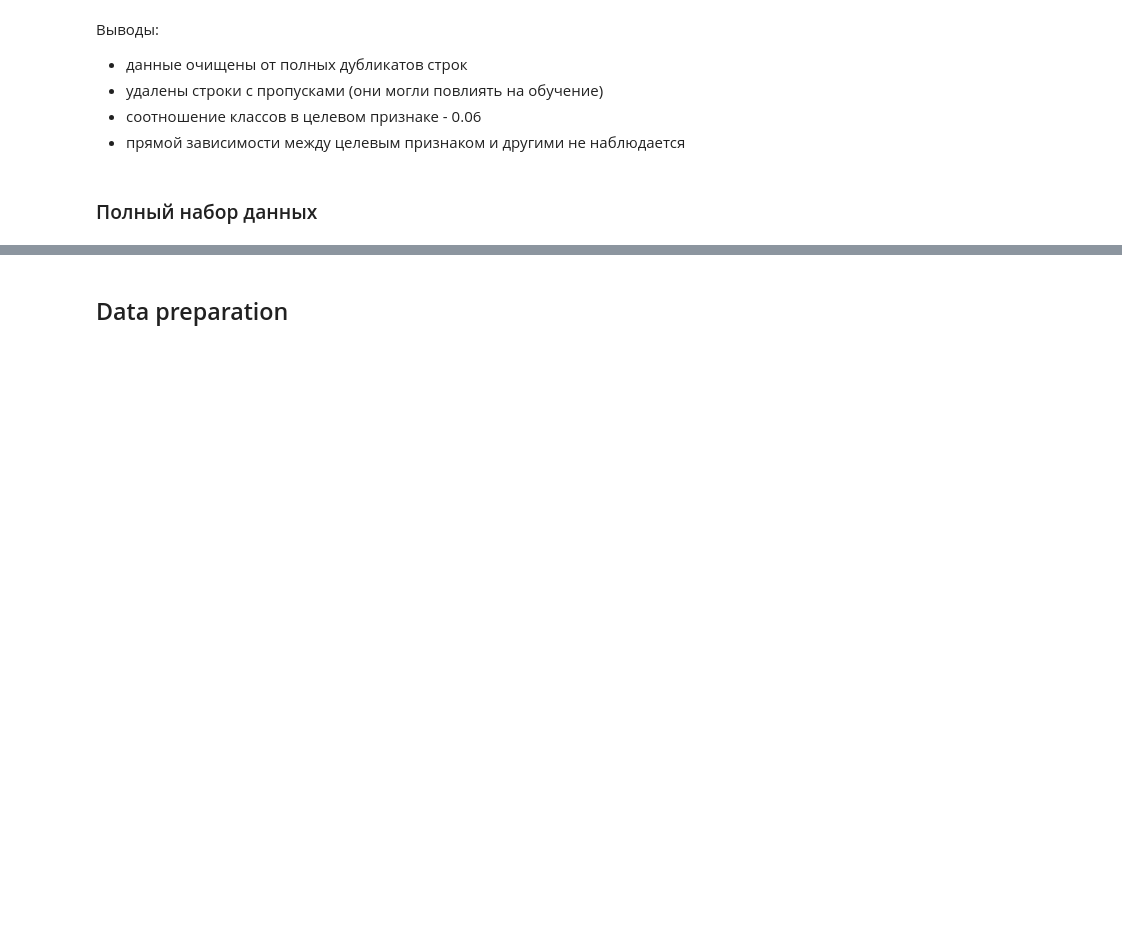
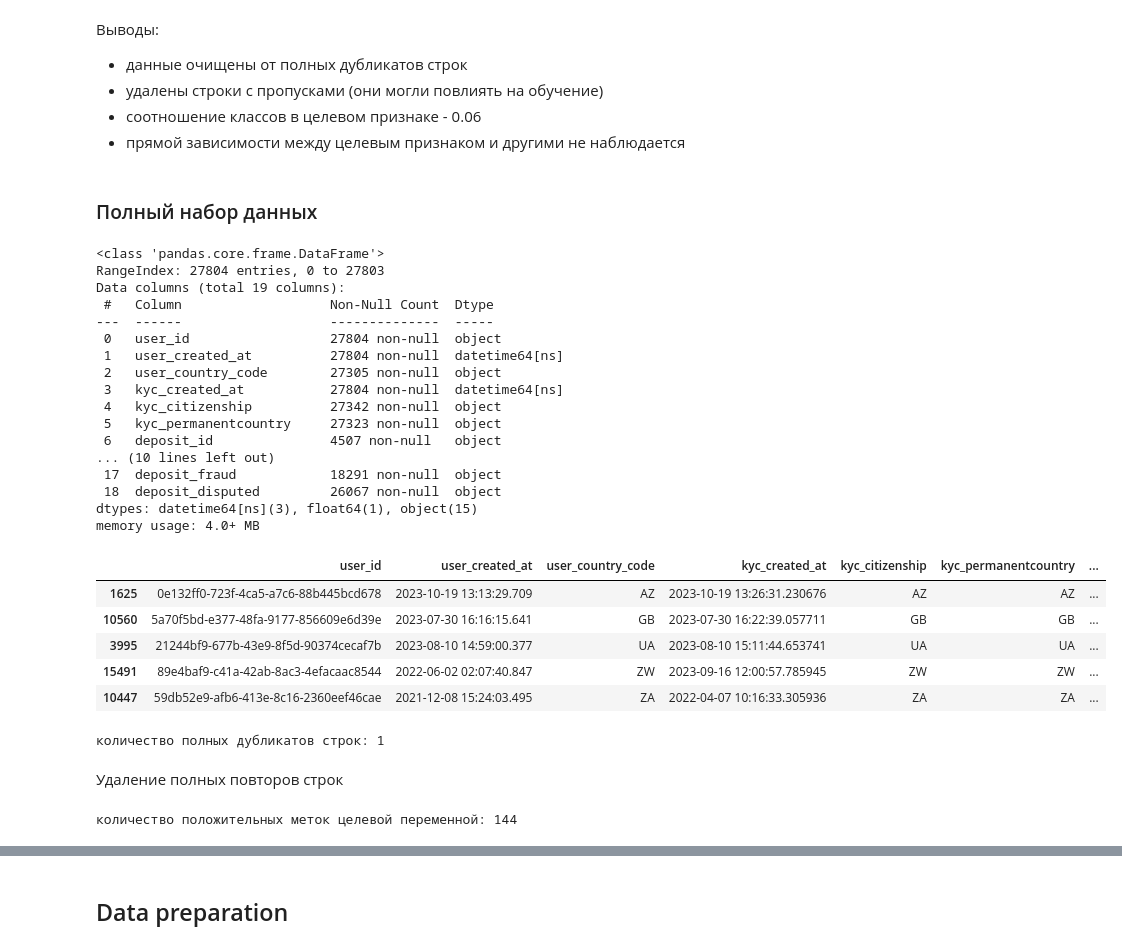
Before and after one commit to denis-42ds/detection_of_deposit_fraudscore, a Jupyter notebook: detection_of_deposit_fraudscore.ipynb, the cells around one changed output, grey strips where cells are left out. Saved outputs shown, nothing was run; the diff lists cells and outputs as text; code cells hidden in the pictures; blank space fills up the shorter version.

```diff
--- a/detection_of_deposit_fraudscore.ipynb
+++ b/detection_of_deposit_fraudscore.ipynb
@@ -167,6 +167,39 @@ interval columns not set, guessing: ['deposit_amount_cat', 'deposit_user_time_di
 # %% [markdown]
 ### Полный набор данных
 # %%
-df_full = pd.read_csv('data/DataSet_full.csv')
-df_full.info()
-df_full.sample(5)
+df = pd.read_csv('data/DataSet_full.csv',
+                 parse_dates=['user_created_at',
+                              'kyc_created_at',
+                              'deposit_created_at'])
+df.info()
+df.sample(5)
+# %% [output]
+<class 'pandas.core.frame.DataFrame'>
+RangeIndex: 27804 entries, 0 to 27803
+Data columns (total 19 columns):
+ #   Column                   Non-Null Count  Dtype
+---  ------                   --------------  -----
+ 0   user_id                  27804 non-null  object
+ 1   user_created_at          27804 non-null  datetime64[ns]
+ 2   user_country_code        27305 non-null  object
+ 3   kyc_created_at           27804 non-null  datetime64[ns]
+ 4   kyc_citizenship          27342 non-null  object
+ 5   kyc_permanentcountry     27323 non-null  object
+ 6   deposit_id               4507 non-null   object
+... (10 lines left out)
+ 17  deposit_fraud            18291 non-null  object
+ 18  deposit_disputed         26067 non-null  object
+dtypes: datetime64[ns](3), float64(1), object(15)
+memory usage: 4.0+ MB
+|  | user_id | user_created_at | user_country_code | kyc_created_at | kyc_citizenship | kyc_permanentcountry | ... |
+| 1625 | 0e132ff0-723f-4ca5-a7c6-88b445bcd678 | 2023-10-19 13:13:29.709 | AZ | 2023-10-19 13:26:31.230676 | AZ | AZ | ... |
+| 10560 | 5a70f5bd-e377-48fa-9177-856609e6d39e | 2023-07-30 16:16:15.641 | GB | 2023-07-30 16:22:39.057711 | GB | GB | ... |
+| 3995 | 21244bf9-677b-43e9-8f5d-90374cecaf7b | 2023-08-10 14:59:00.377 | UA | 2023-08-10 15:11:44.653741 | UA | UA | ... |
+| 15491 | 89e4baf9-c41a-42ab-8ac3-4efacaac8544 | 2022-06-02 02:07:40.847 | ZW | 2023-09-16 12:00:57.785945 | ZW | ZW | ... |
+| 10447 | 59db52e9-afb6-413e-8c16-2360eef46cae | 2021-12-08 15:24:03.495 | ZA | 2022-04-07 10:16:33.305936 | ZA | ZA | ... |
+# %%
+print(f"количество полных дубликатов строк: {df.duplicated().sum()}")
+# %% [output]
+количество полных дубликатов строк: 1
+# %% [markdown]
+Удаление полных повторов строк
@@ -172,0 +208,4 @@ df_full.sample(5)
+# %%
+print(f"количество положительных меток целевой переменной: {df['deposit_fraud'].value_counts()[1]}")
+# %% [output]
+количество положительных меток целевой переменной: 144
```
Also changed, not shown: parts of 47 cells of this notebook, 8 other files.
